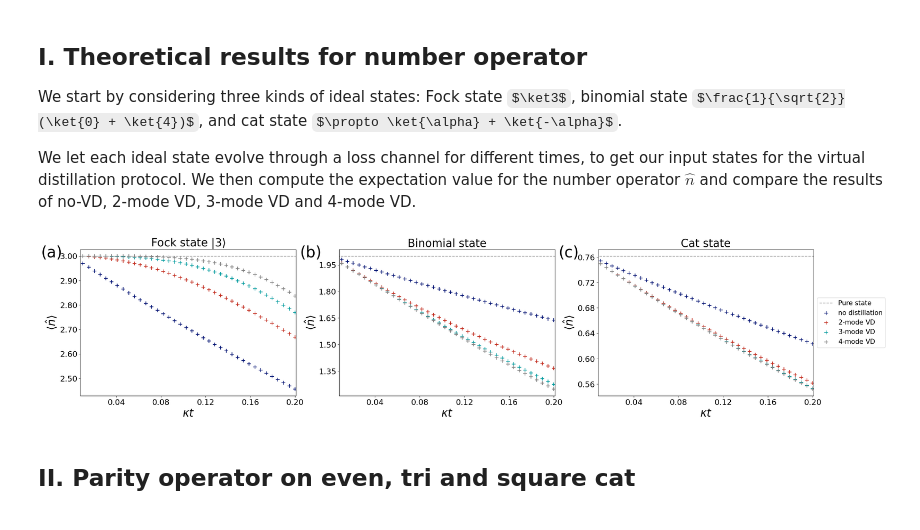
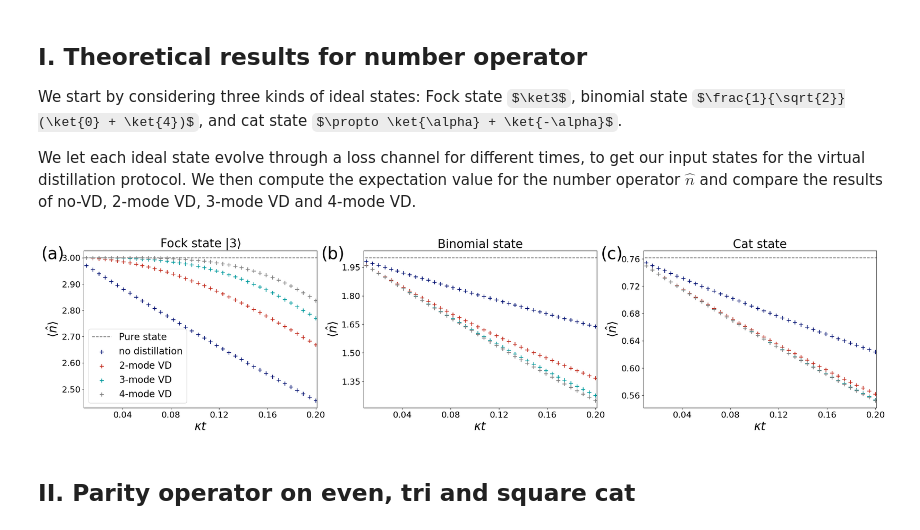
Before and after one commit to lfinocchiaro/virtual-distillation, a Jupyter notebook: paper_notebook.ipynb, the cells around one changed output. Drawn from its saved outputs; the diff is of its cells as text; code cells hidden in the pictures; some formulas as TeX source.

Commit message:
Harmonized plots together

```diff
--- a/paper_notebook.ipynb
+++ b/paper_notebook.ipynb
@@ -59,14 +59,15 @@ results = np.real_if_close(perform_protocol(N, rho_noisy_list, M_list, observabl
 # %%
 fig, ax = plt.subplots(1, results.shape[0], figsize=(10*results.shape[0],6))
 plot_theoretical_results(fig, ax, results, rho_noisy_list, M_list, t_list, observable_label, (decay_rate, "kappa"),
             plot_params = {'colors': colors, 'show_wigner': False,
-                           'legend_loc': 'outside right',
+                           'legend_loc': 'inside bottom',
+                           'legend_font_size': 20,
                            'xmin': 0.008, 'xmax': 0.201,
                             'labels': ['(a)', '(b)', '(c)'],})
 plt.savefig('plots/Fock_Binom_cat.pdf', bbox_inches='tight')
 plt.show()
 # %% [output]
-[figure, old version]
+[figure, new version]
 # %% [markdown]
 ## II. Parity operator on even, tri and square cat
 # %% [markdown]
```
Also changed, not shown: parts of 7 cells of this notebook, 6 other files.
